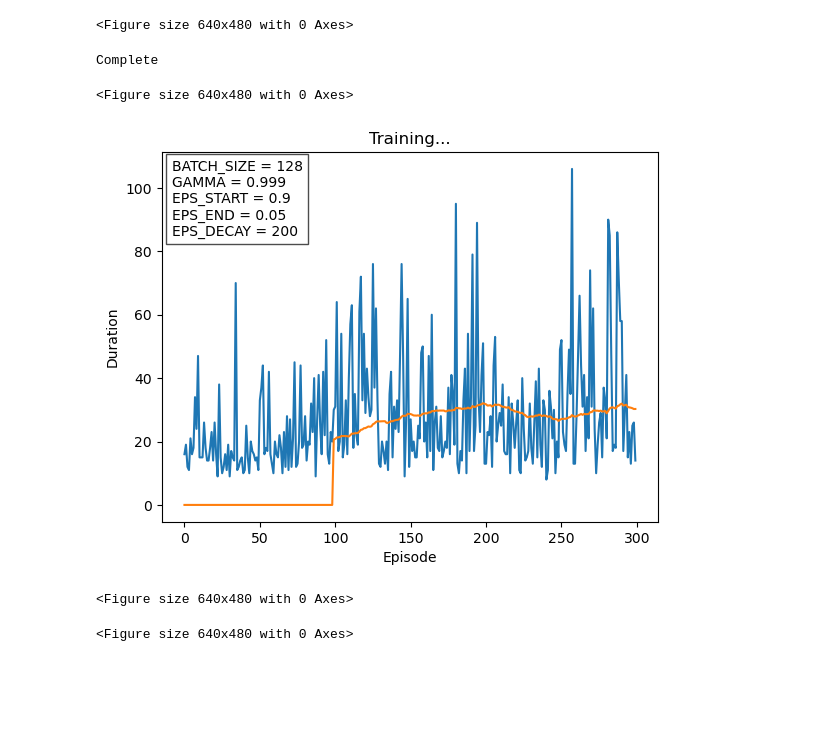
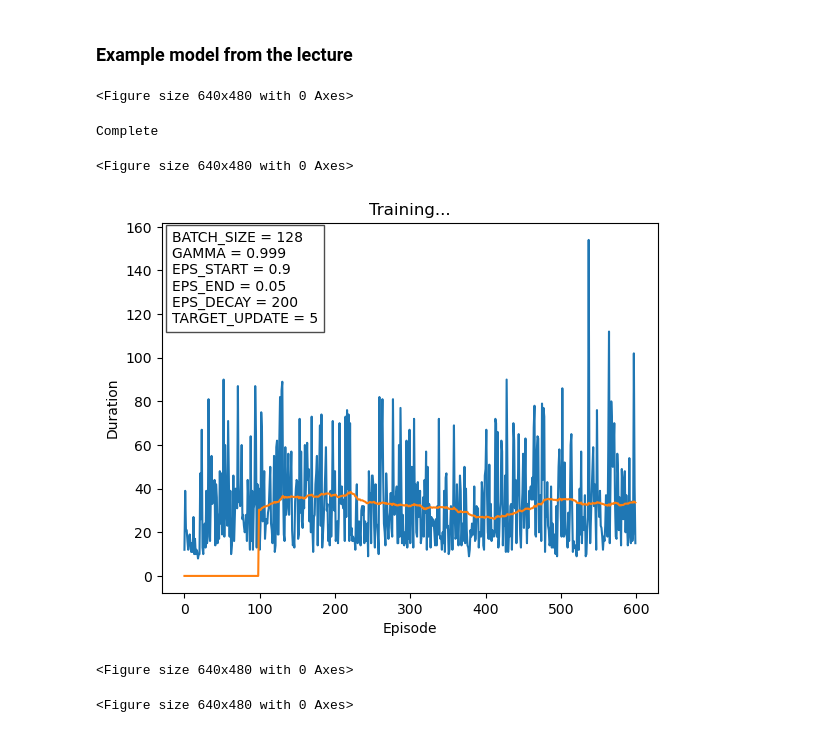
Before and after one commit to SSimuzzz/MobileRobotNavigation, a Jupyter notebook: 04_ElementsOfDeepLearning/cartpole_dqn_img.ipynb, the cells around one changed output. Drawn from its saved outputs; the diff is of its cells as text; code cells hidden in the pictures; blank space fills up the shorter version.

Commit message:
Added some plot images

```diff
--- a/04_ElementsOfDeepLearning/cartpole_dqn_img.ipynb
+++ b/04_ElementsOfDeepLearning/cartpole_dqn_img.ipynb
@@ -133,7 +133,8 @@ def plot_durations(show_result=False):
             f"GAMMA = {GAMMA}\n"
             f"EPS_START = {EPS_START}\n"
             f"EPS_END = {EPS_END}\n"
-            f"EPS_DECAY = {EPS_DECAY}"
+            f"EPS_DECAY = {EPS_DECAY}\n"
+            f"TARGET_UPDATE = {TARGET_UPDATE}"
         )
 
         plt.text(
@@ -197,6 +198,8 @@ def optimize_model():
     for param in policy_net.parameters():
         param.grad.data.clamp_(-1, 1)
     optimizer.step()
+# %% [markdown]
+### Example model from the lecture
 # %%
 env = gym.make('CartPole-v1', render_mode="rgb_array")
 
@@ -251,7 +254,7 @@ memory = ReplayMemory(10000)
 episode_durations = []
 steps_done = 0
 
-num_episodes = 300
+num_episodes = 600
 for i_episode in range(num_episodes):
     # Initialize the environment and state
     initial_state, _ = env.reset()
@@ -273,33 +276,33 @@ for i_episode in range(num_episodes):
             next_state = current_screen - last_screen
         else:
             next_state = None
 
         # Store the transition in memory
         memory.push(state, action, next_state, reward)
 
         # Move to the next state
         state = next_state
 
         # Perform one step of the optimization (on the policy network)
         optimize_model()
         if done:
             episode_durations.append(t + 1)
             plot_durations()
             break
     # Update the target network, copying all weights and biases in DQN
     if i_episode % TARGET_UPDATE == 0:
         target_net.load_state_dict(policy_net.state_dict())
 
 print('Complete')
 env.render()
 env.close()
 plot_durations(show_result=True)
 plt.ioff()
 plt.show()
 # %% [output]
 <Figure size 640x480 with 0 Axes>
 Complete
 <Figure size 640x480 with 0 Axes>
-[figure, old version]
+[figure, new version]
 <Figure size 640x480 with 0 Axes>
 <Figure size 640x480 with 0 Axes>
```
Also changed, not shown: 4 other files.
